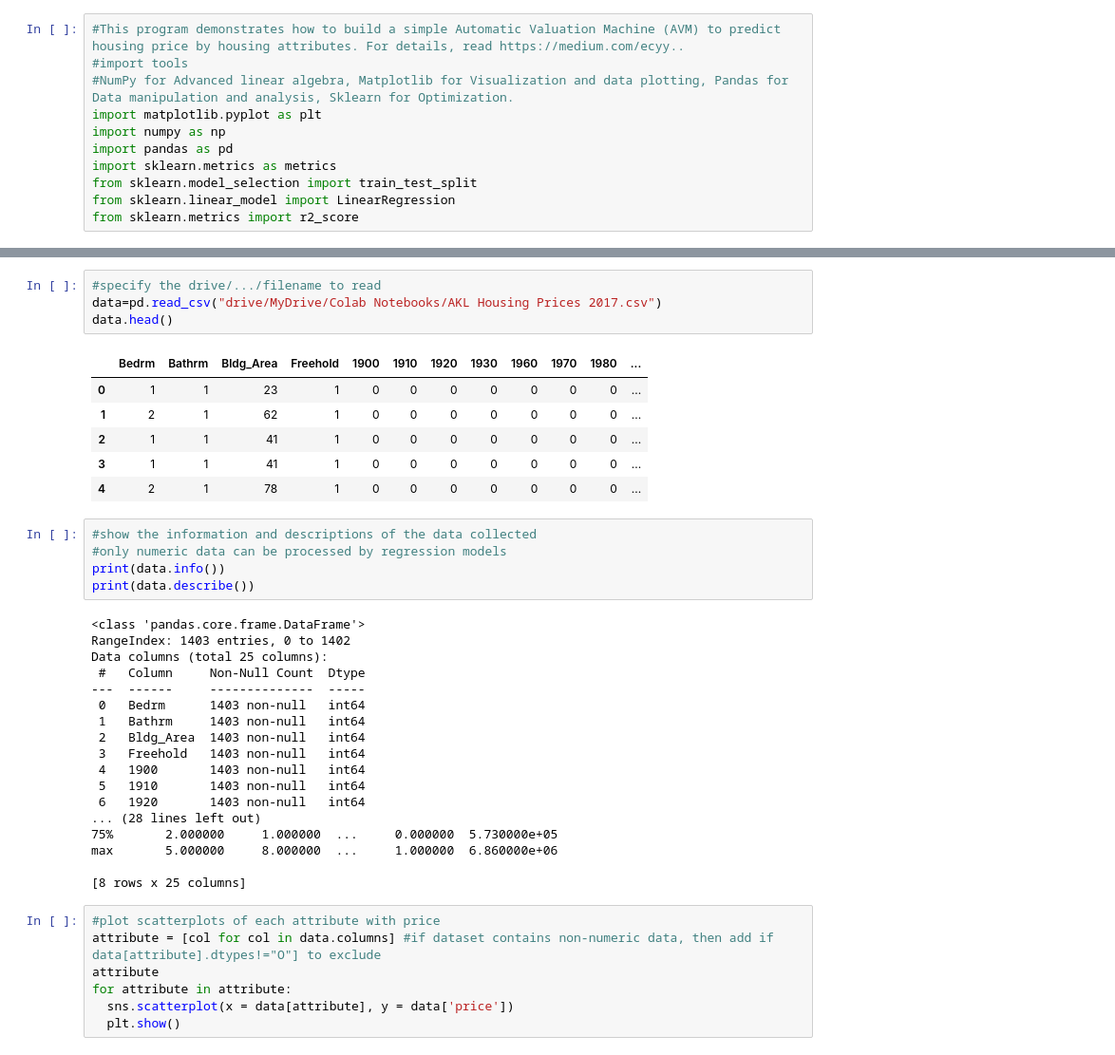
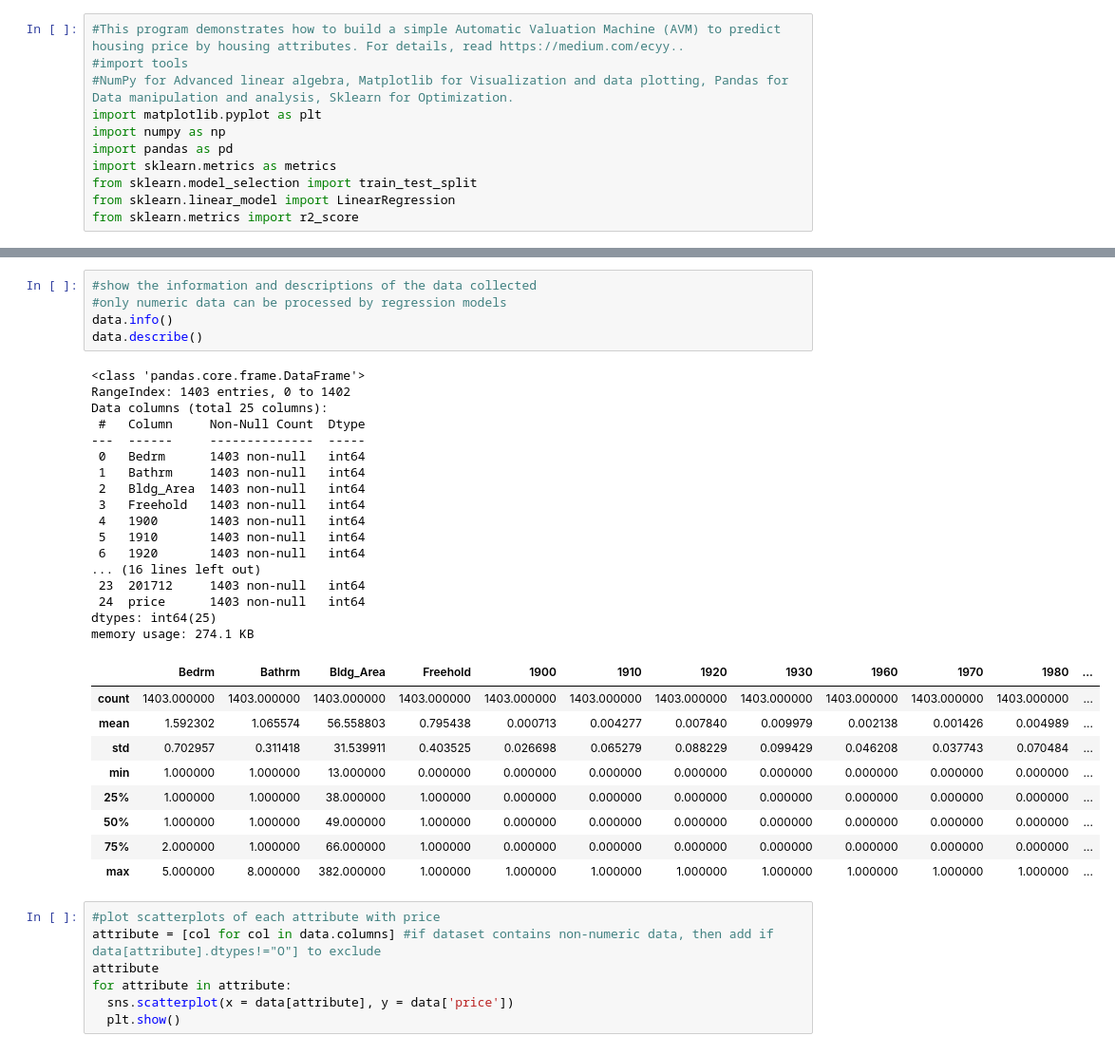
Before and after one commit to Chung-collab/great, a Jupyter notebook: my1stAVM.ipynb, the cells around one changed output, grey strips where cells are left out. Shown at 95% size. Saved outputs shown, nothing was run; the diff lists cells and outputs as text.

```diff
--- a/my1stAVM.ipynb
+++ b/my1stAVM.ipynb
@@ -21,37 +37,35 @@ Drive already mounted at /content/drive/; to attempt to forcibly remount, call d
-# %%
-#specify the drive/.../filename to read
-data=pd.read_csv("drive/MyDrive/Colab Notebooks/AKL Housing Prices 2017.csv")
-data.head()
-# %% [output]
-|  | Bedrm | Bathrm | Bldg_Area | Freehold | 1900 | 1910 | 1920 | 1930 | 1960 | 1970 | 1980 | ... |
-| 0 | 1 | 1 | 23 | 1 | 0 | 0 | 0 | 0 | 0 | 0 | 0 | ... |
-| 1 | 2 | 1 | 62 | 1 | 0 | 0 | 0 | 0 | 0 | 0 | 0 | ... |
-| 2 | 1 | 1 | 41 | 1 | 0 | 0 | 0 | 0 | 0 | 0 | 0 | ... |
-| 3 | 1 | 1 | 41 | 1 | 0 | 0 | 0 | 0 | 0 | 0 | 0 | ... |
-| 4 | 2 | 1 | 78 | 1 | 0 | 0 | 0 | 0 | 0 | 0 | 0 | ... |
 # %%
 #show the information and descriptions of the data collected
 #only numeric data can be processed by regression models
-print(data.info())
-print(data.describe())
+data.info()
+data.describe()
 # %% [output]
 <class 'pandas.core.frame.DataFrame'>
 RangeIndex: 1403 entries, 0 to 1402
 Data columns (total 25 columns):
  #   Column     Non-Null Count  Dtype
 ---  ------     --------------  -----
  0   Bedrm      1403 non-null   int64
  1   Bathrm     1403 non-null   int64
  2   Bldg_Area  1403 non-null   int64
  3   Freehold   1403 non-null   int64
  4   1900       1403 non-null   int64
  5   1910       1403 non-null   int64
  6   1920       1403 non-null   int64
-... (28 lines left out)
-75%       2.000000     1.000000  ...     0.000000  5.730000e+05
-max       5.000000     8.000000  ...     1.000000  6.860000e+06
-
-[8 rows x 25 columns]
+... (16 lines left out)
+ 23  201712     1403 non-null   int64
+ 24  price      1403 non-null   int64
+dtypes: int64(25)
+memory usage: 274.1 KB
+|  | Bedrm | Bathrm | Bldg_Area | Freehold | 1900 | 1910 | 1920 | 1930 | 1960 | 1970 | 1980 | ... |
+| count | 1403.000000 | 1403.000000 | 1403.000000 | 1403.000000 | 1403.000000 | 1403.000000 | 1403.000000 | 1403.000000 | 1403.000000 | 1403.000000 | 1403.000000 | ... |
+| mean | 1.592302 | 1.065574 | 56.558803 | 0.795438 | 0.000713 | 0.004277 | 0.007840 | 0.009979 | 0.002138 | 0.001426 | 0.004989 | ... |
+| std | 0.702957 | 0.311418 | 31.539911 | 0.403525 | 0.026698 | 0.065279 | 0.088229 | 0.099429 | 0.046208 | 0.037743 | 0.070484 | ... |
+| min | 1.000000 | 1.000000 | 13.000000 | 0.000000 | 0.000000 | 0.000000 | 0.000000 | 0.000000 | 0.000000 | 0.000000 | 0.000000 | ... |
+| 25% | 1.000000 | 1.000000 | 38.000000 | 1.000000 | 0.000000 | 0.000000 | 0.000000 | 0.000000 | 0.000000 | 0.000000 | 0.000000 | ... |
+| 50% | 1.000000 | 1.000000 | 49.000000 | 1.000000 | 0.000000 | 0.000000 | 0.000000 | 0.000000 | 0.000000 | 0.000000 | 0.000000 | ... |
+| 75% | 2.000000 | 1.000000 | 66.000000 | 1.000000 | 0.000000 | 0.000000 | 0.000000 | 0.000000 | 0.000000 | 0.000000 | 0.000000 | ... |
+| max | 5.000000 | 8.000000 | 382.000000 | 1.000000 | 1.000000 | 1.000000 | 1.000000 | 1.000000 | 1.000000 | 1.000000 | 1.000000 | ... |
 # %%
 #plot scatterplots of each attribute with price
 attribute = [col for col in data.columns] #if dataset contains non-numeric data, then add if data[attribute].dtypes!="O"] to exclude
```
Also changed, not shown: parts of 5 cells of this notebook.
